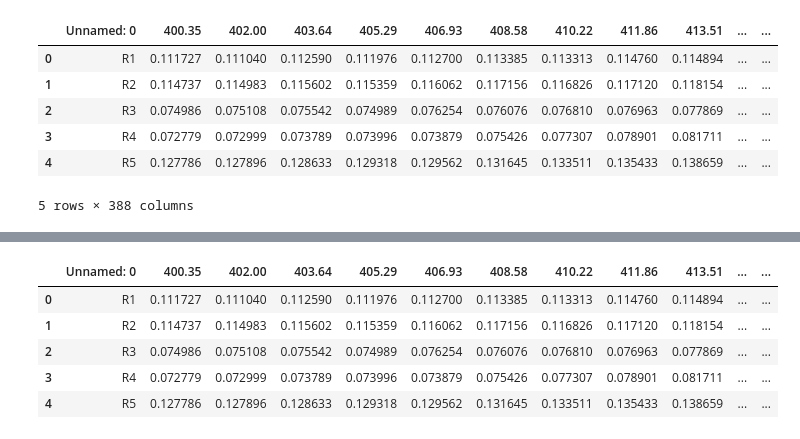
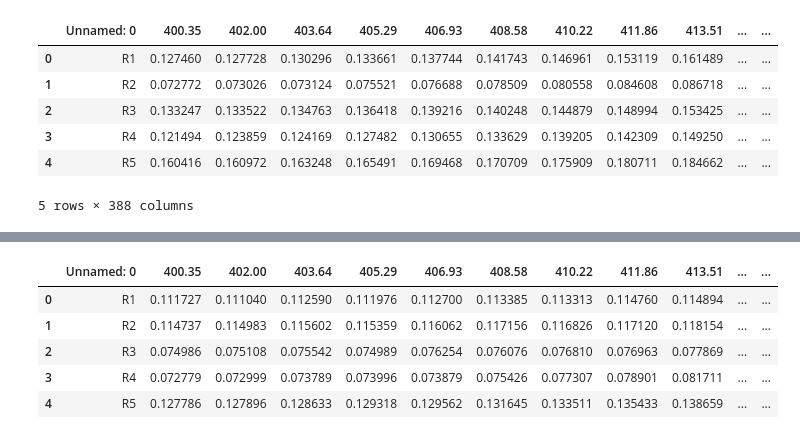
Before and after one commit to rahulrajias/Destructive_samples_signatures_1, a Jupyter notebook: combine_csvfiles.ipynb, the cells around one changed output, grey strips where cells are left out. Cells and saved outputs as stored; diff of their text form; code cells hidden in the pictures.

```diff
--- a/combine_csvfiles.ipynb
+++ b/combine_csvfiles.ipynb
@@ -17,16 +18,18 @@ D2R1_22_Feb_2018.csv    destructive.ipynb
 # %%
 D1=pd.read_csv("D1R1_19_Feb_2018.csv")
 D2=pd.read_csv("D2R1_12_Mar_2018.csv")
 D3=pd.read_csv("D2R1_22_Feb_2018.csv")
 D4=pd.read_csv("D3R1_12_Mar_2018.csv")
-D1.head()
+D5=pd.read_csv("D3R1_27_Mar_2018.csv")
+D6=pd.read_csv("D3R2_27_Mar_2018.csv")
+D6.head()
 # %% [output]
 |  | Unnamed: 0 | 400.35 | 402.00 | 403.64 | 405.29 | 406.93 | 408.58 | 410.22 | 411.86 | 413.51 | ... | ... |
-| 0 | R1 | 0.111727 | 0.111040 | 0.112590 | 0.111976 | 0.112700 | 0.113385 | 0.113313 | 0.114760 | 0.114894 | ... | ... |
-| 1 | R2 | 0.114737 | 0.114983 | 0.115602 | 0.115359 | 0.116062 | 0.117156 | 0.116826 | 0.117120 | 0.118154 | ... | ... |
-| 2 | R3 | 0.074986 | 0.075108 | 0.075542 | 0.074989 | 0.076254 | 0.076076 | 0.076810 | 0.076963 | 0.077869 | ... | ... |
-| 3 | R4 | 0.072779 | 0.072999 | 0.073789 | 0.073996 | 0.073879 | 0.075426 | 0.077307 | 0.078901 | 0.081711 | ... | ... |
-| 4 | R5 | 0.127786 | 0.127896 | 0.128633 | 0.129318 | 0.129562 | 0.131645 | 0.133511 | 0.135433 | 0.138659 | ... | ... |
+| 0 | R1 | 0.127460 | 0.127728 | 0.130296 | 0.133661 | 0.137744 | 0.141743 | 0.146961 | 0.153119 | 0.161489 | ... | ... |
+| 1 | R2 | 0.072772 | 0.073026 | 0.073124 | 0.075521 | 0.076688 | 0.078509 | 0.080558 | 0.084608 | 0.086718 | ... | ... |
+| 2 | R3 | 0.133247 | 0.133522 | 0.134763 | 0.136418 | 0.139216 | 0.140248 | 0.144879 | 0.148994 | 0.153425 | ... | ... |
+| 3 | R4 | 0.121494 | 0.123859 | 0.124169 | 0.127482 | 0.130655 | 0.133629 | 0.139205 | 0.142309 | 0.149250 | ... | ... |
+| 4 | R5 | 0.160416 | 0.160972 | 0.163248 | 0.165491 | 0.169468 | 0.170709 | 0.175909 | 0.180711 | 0.184662 | ... | ... |
 5 rows × 388 columns
 # %%
 print(D1.shape)
```
Also changed, not shown: parts of 3 cells of this notebook, 32 other files.
